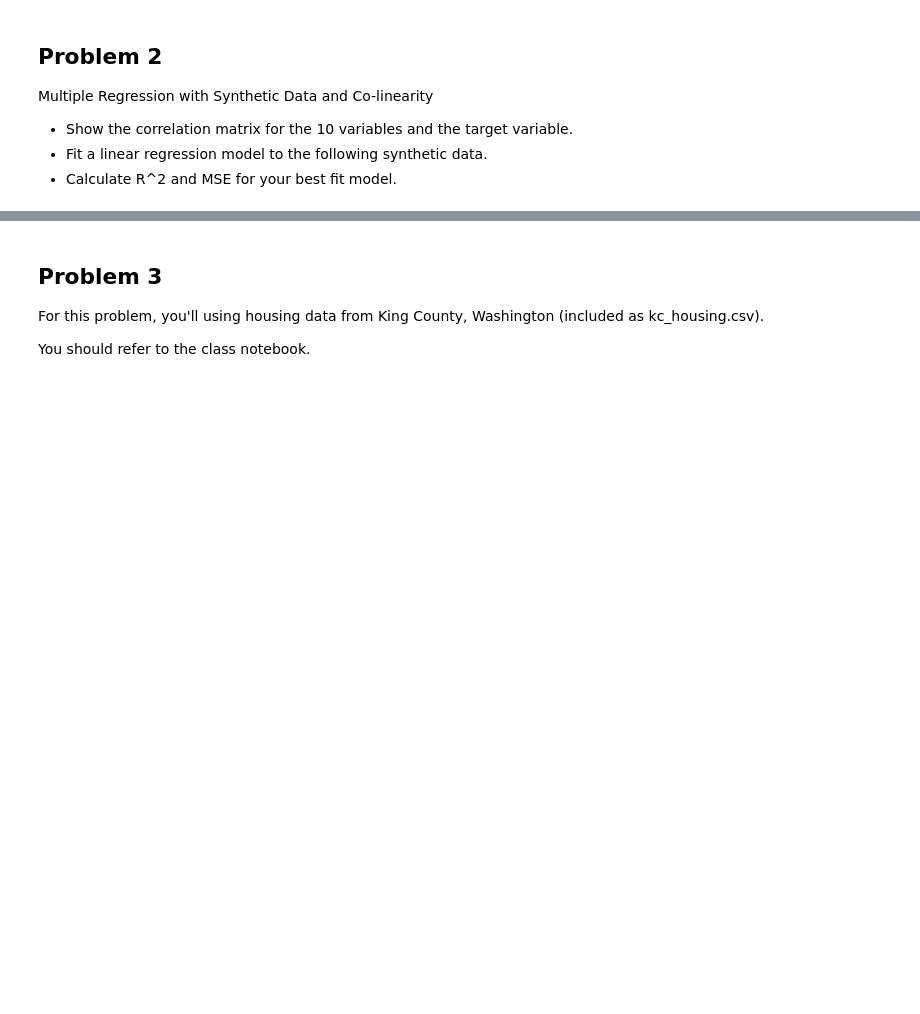
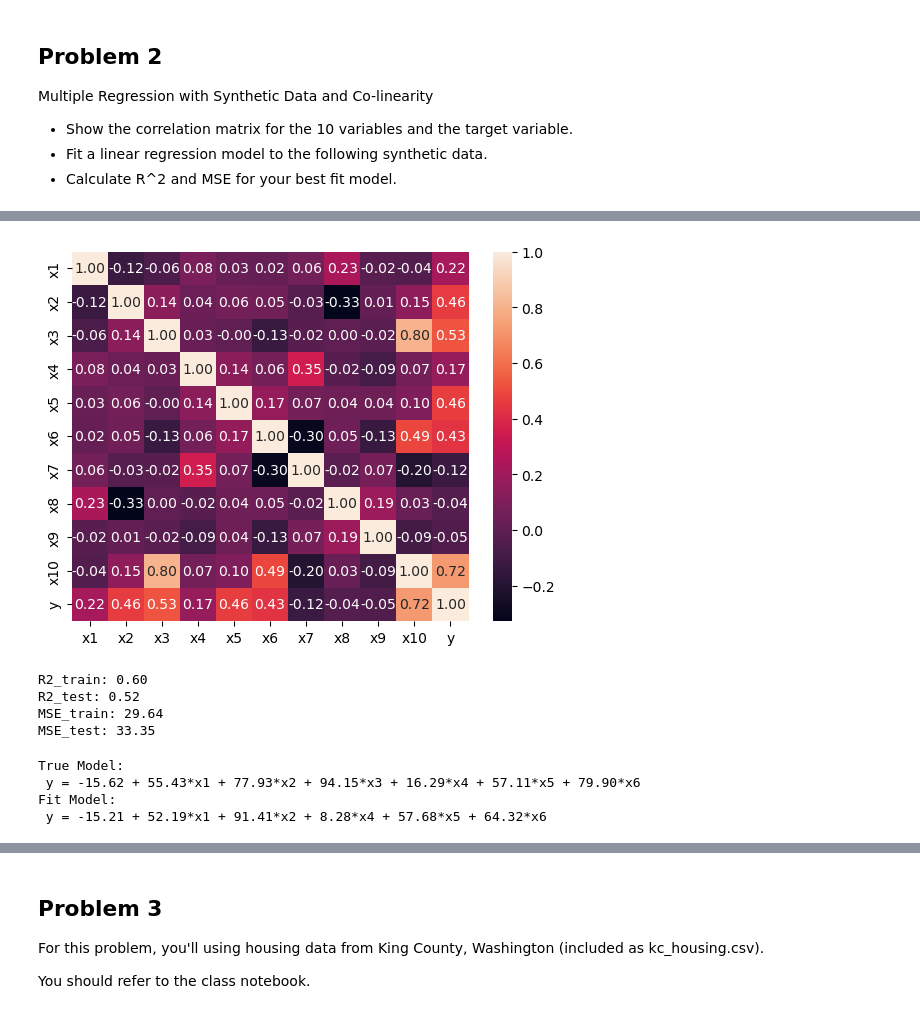
Before and after one commit to GettysburgDataScience/ps1-linear-regression-LoganBecker25, a Jupyter notebook: PS1.ipynb, the cells around one changed output, grey strips where cells are left out. Cells and saved outputs as stored; diff of their text form; code cells hidden in the pictures; blank space fills up the shorter version.

```diff
--- a/PS1.ipynb
+++ b/PS1.ipynb
@@ -165,3 +165,49 @@ print_model(bias, coef, column_names, model_name = 'True Model')
+# %%
+
+corr = reg2_df.corr() #creating a confusion matrix to see corelation between variables, each variable is corrlated with itself so the diagonal is 1, signficant has some postive corlation with x3 and x6
+
+sns.heatmap(corr, annot=True, fmt = ".2f")
+plt.show()
+# %% [output]
+[figure, added]
+# %%
+#candidate_idx = [0,1,2,3,4,5,9]
+candidate_idx = [0,1,3,4,5]
+Z = X[:, candidate_idx]
+Z_names = [column_names[idx] for idx in candidate_idx]
+Z_names
+
+Z_train, Z_test, y_train, y_test = train_test_split(Z, y, test_size = 0.2)
+
+model_LR = LinearRegression()
+model_LR.fit(Z_train, y_train)
+
+#R2
+R2_train = model_LR.score(Z_train, y_train)
+R2_test = model_LR.score(Z_test, y_test)
+print(f'R2_train: {R2_train:.2f}')
+print(f'R2_test: {R2_test:.2f}')
+
+#MSE
+y_pred_train = model_LR.predict(Z_train)
+y_pred_test = model_LR.predict(Z_test)
+MSE_train = mean_squared_error(y_train, y_pred_train)
+MSE_test = mean_squared_error(y_test, y_pred_test)
+print(f'MSE_train: {MSE_train:.2f}')
+print(f'MSE_test: {MSE_test:.2f}')
+# %% [output]
+R2_train: 0.60
+R2_test: 0.52
+MSE_train: 29.64
+MSE_test: 33.35
+# %%
+print_model(bias, coef, column_names, model_name = 'True Model')
+print_model(model_LR.intercept_, model_LR.coef_, Z_names, model_name = 'Fit Model')
+# %% [output]
+True Model:
+ y = -15.62 + 55.43*x1 + 77.93*x2 + 94.15*x3 + 16.29*x4 + 57.11*x5 + 79.90*x6
+Fit Model:
+ y = -15.21 + 52.19*x1 + 91.41*x2 + 8.28*x4 + 57.68*x5 + 64.32*x6
 # %% [markdown]
 #### Your written answers here
 
```
Also changed, not shown: parts of 23 cells of this notebook.
